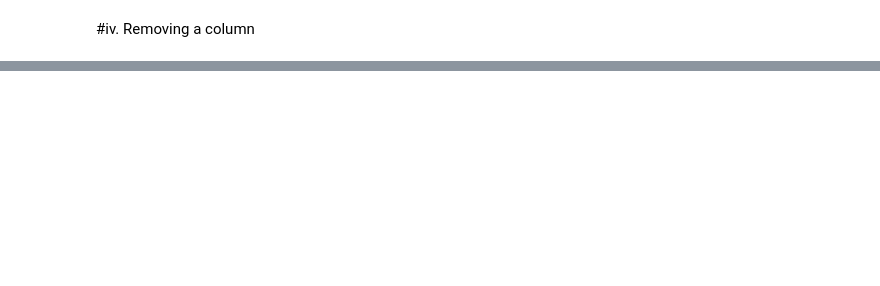
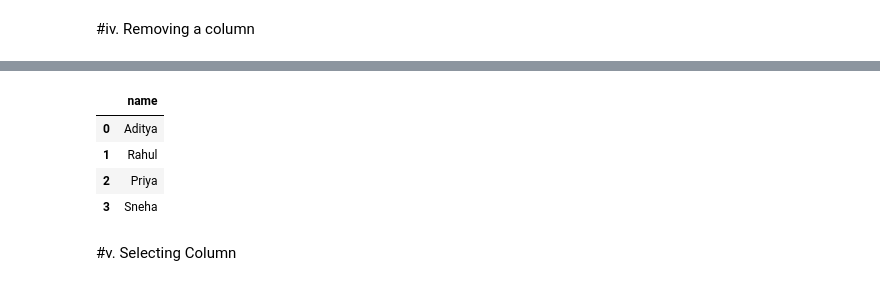
Before and after one commit to Adityadevhare/ML-learning-journey, a Jupyter notebook: Pandas.ipynb, the cells around one changed output, grey strips where cells are left out. Drawn from its saved outputs; the diff is of its cells as text; code cells hidden in the pictures; blank space fills up the shorter version.

```diff
--- a/Pandas.ipynb
+++ b/Pandas.ipynb
@@ -363,0 +394,10 @@ After removing the column :
+# %%
+df3
+# %% [output]
+|  | name |
+| 0 | Aditya |
+| 1 | Rahul |
+| 2 | Priya |
+| 3 | Sneha |
+# %% [markdown]
+#v. Selecting Column
```
Also changed, not shown: parts of 13 cells of this notebook.
